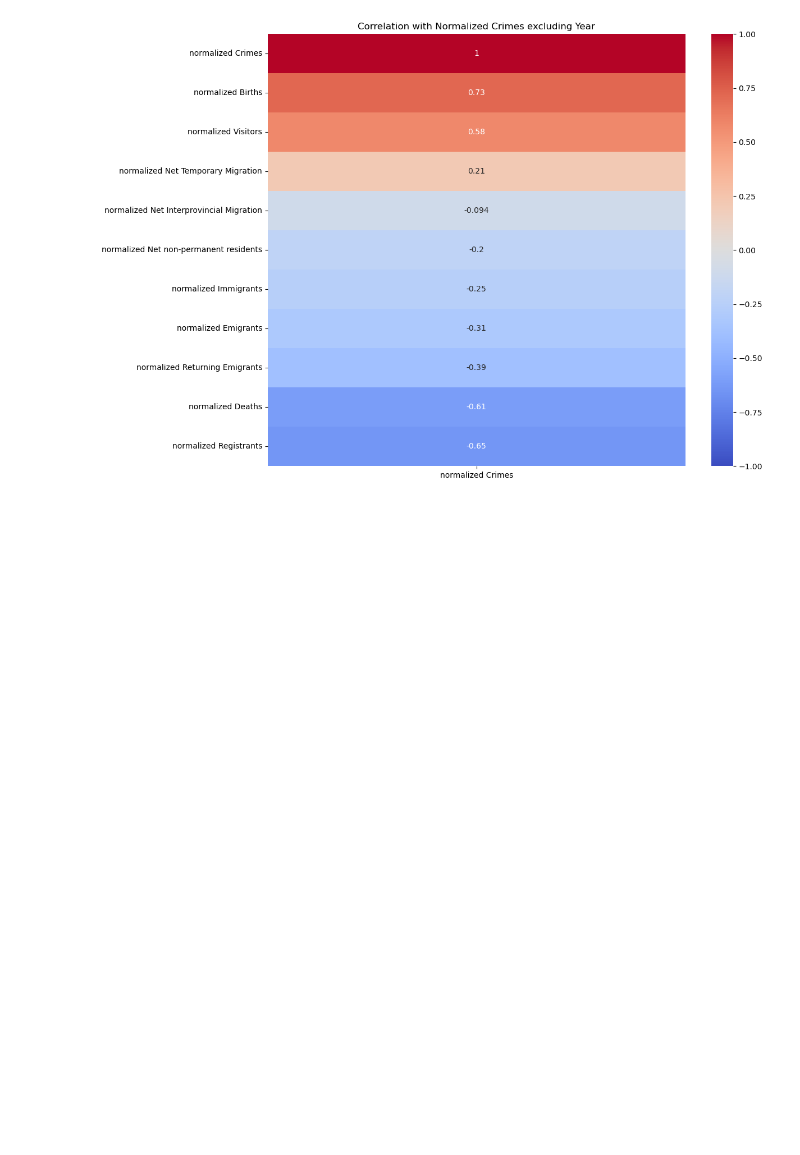
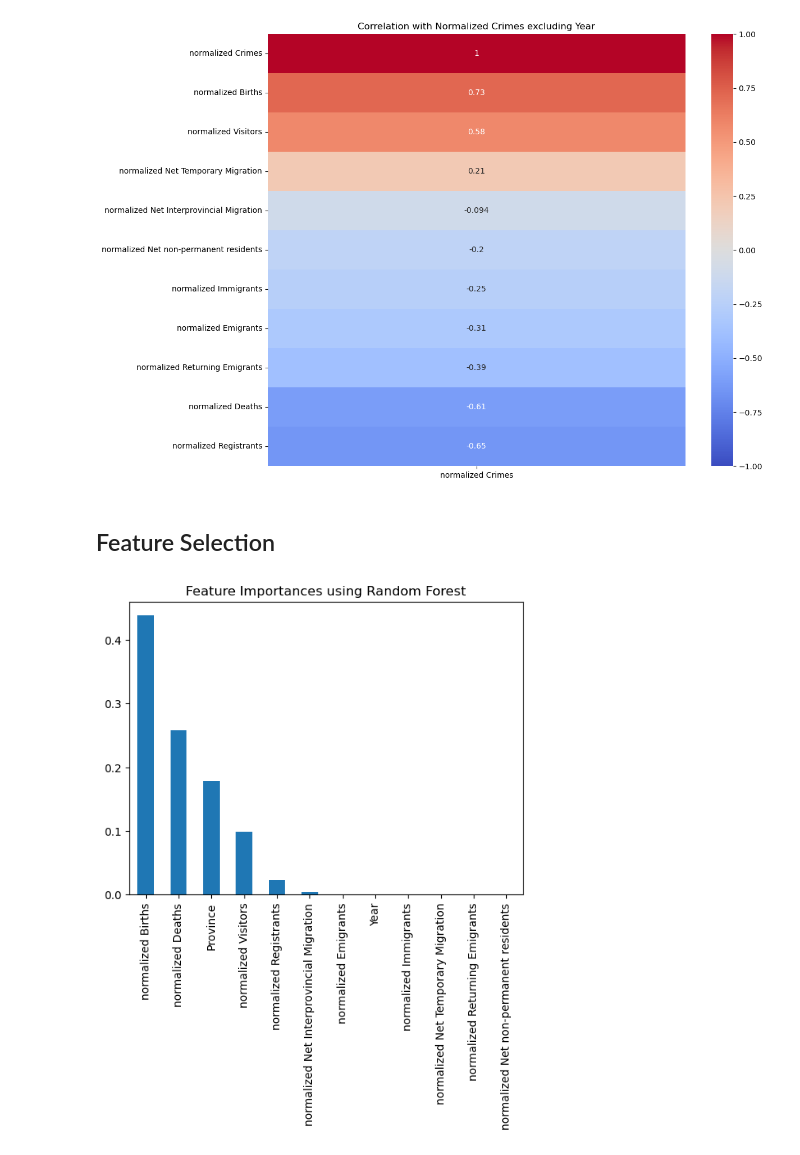
Before and after one commit to imadahmad97/capstone, a Jupyter notebook: report.ipynb, the cells around one changed output. Saved outputs shown, nothing was run; the diff lists cells and outputs as text; code cells hidden in the pictures; blank space fills up the shorter version.

Commit message:
beginning feature selection

```diff
--- a/report.ipynb
+++ b/report.ipynb
@@ -139,3 +141,28 @@ plt.title("Correlation with Normalized Crimes excluding Year")
 plt.show()
 # %% [output]
 [figure]
+# %% [markdown]
+## Feature Selection
+# %%
+encoder = LabelEncoder()
+X['Province'] = encoder.fit_transform(final_merge['Province'])
+y = final_merge['normalized Crimes']
+# %%
+
+
+
+
+model = RandomForestRegressor(n_estimators=100)
+model.fit(X, y)
+
+# Get feature importances
+importances = model.feature_importances_
+features = X.columns
+importance_series = pd.Series(importances, index=features).sort_values(ascending=False)
+
+# Plotting
+importance_series.plot(kind='bar')
+plt.title('Feature Importances using Random Forest')
+plt.show()
+# %% [output]
+[figure, added]
```
Also changed, not shown: parts of 2 cells of this notebook.
